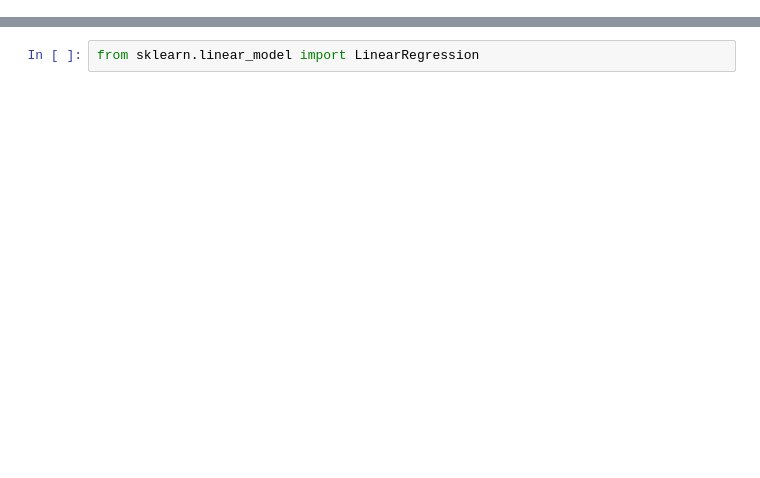
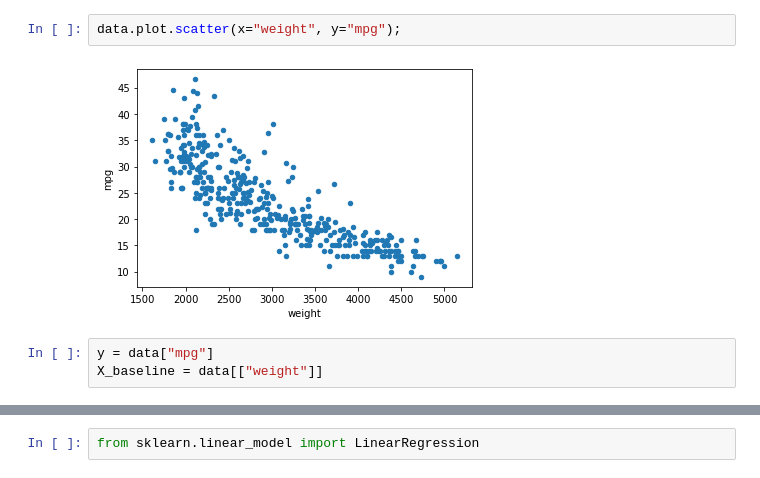
Before and after one commit to learn-co-curriculum/dsc-multiple-linear-regression-in-statsmodels-v2-5, a Jupyter notebook: index.ipynb, the cells around one changed output, grey strips where cells are left out. Drawn from its saved outputs; the diff is of its cells as text; blank space fills up the shorter version.

```diff
--- a/index.ipynb
+++ b/index.ipynb
@@ -162,0 +82,7 @@ You can also repeat this process using scikit-learn. The code to do this can be
+# %%
+data.plot.scatter(x="weight", y="mpg");
+# %% [output]
+[figure, added]
+# %%
+y = data["mpg"]
+X_baseline = data[["weight"]]
```
Also changed, not shown: parts of 71 cells of this notebook, 13 other files.
